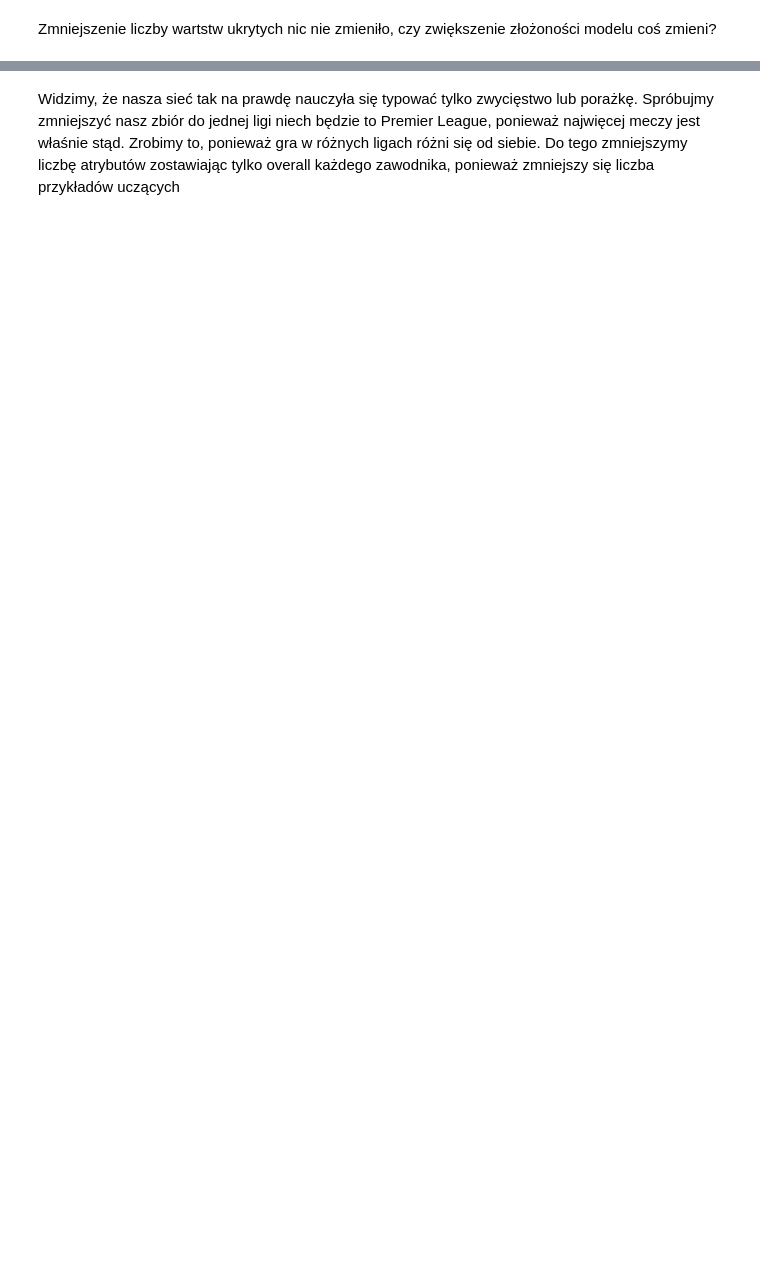
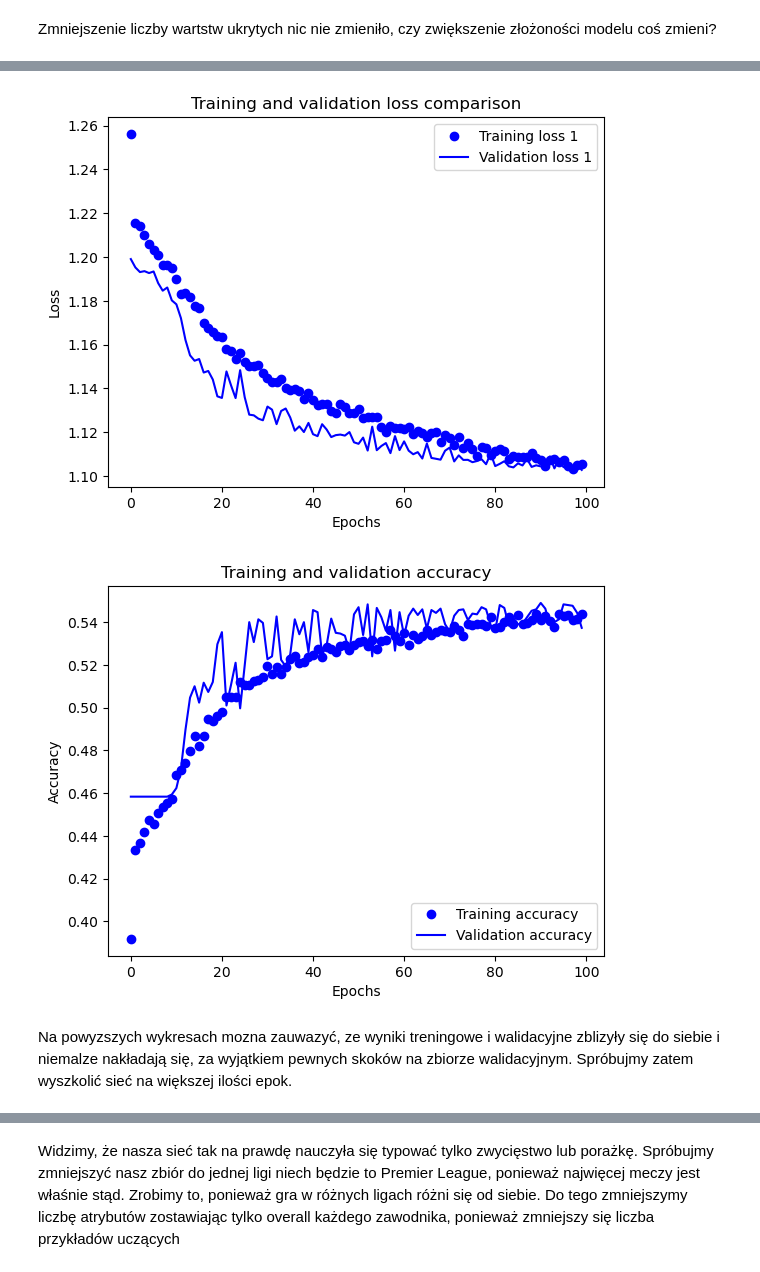
Before and after one commit to Aleksander2a/neural-networks-project, a Jupyter notebook: neural_networks/Football match result prediction.ipynb, the cells around one changed output, grey strips where cells are left out. Drawn from its saved outputs; the diff is of its cells as text; code cells hidden in the pictures; blank space fills up the shorter version.

Commit message:
Add few base models

```diff
--- a/neural_networks/Football match result prediction.ipynb
+++ b/neural_networks/Football match result prediction.ipynb
@@ -748,0 +773,29 @@ test_loss, test_acc = model1.evaluate(X_test, y_test)
+# %%
+model1 = models.Sequential()
+model1.add(layers.Dense(512, activation='elu', input_shape=(len(df.columns.values) - 3,), kernel_regularizer=regularizers.L2(0.0001)))
+model1.add(layers.Dropout(0.1))
+model1.add(layers.Dense(256, activation='elu', kernel_regularizer=regularizers.L2(0.0001)))
+model1.add(layers.Dropout(0.1))
+model1.add(layers.Dense(128, activation='elu', kernel_regularizer=regularizers.L2(0.0001)))
+model1.add(layers.Dropout(0.1))
+model1.add(layers.Dense(64, activation='elu', kernel_regularizer=regularizers.L2(0.0001)))
+model1.add(layers.Dropout(0.1))
+model1.add(layers.Dense(32, activation='elu', kernel_regularizer=regularizers.L2(0.0001)))
+model1.add(layers.Dropout(0.1))
+model1.add(layers.Dense(16, activation='elu', kernel_regularizer=regularizers.L2(0.0001)))
+model1.add(layers.Dropout(0.1))
+model1.add(layers.Dense(8, activation='elu', kernel_regularizer=regularizers.L2(0.0001)))
+model1.add(layers.Dropout(0.1))
+model1.add(layers.Dense(4, activation='elu'))
+model1.add(layers.Dense(3, activation='softmax'))
+
+model1.summary()
+
+opt = keras.optimizers.Nadam(learning_rate=0.00001)
+model1.compile(optimizer=opt,
+                loss='categorical_crossentropy',
+                metrics=['accuracy'])
+
+epochs = 100        # the number of training epochs
+batch_size = 128  # the size of mini-batches used for training the network in one step
+history1 = model1.fit(X_train, y_train, epochs = epochs, batch_size = batch_size, validation_data=(X_val, y_val))
@@ -748,0 +820,14 @@ test_loss, test_acc = model1.evaluate(X_test, y_test)
+# %%
+history1_dict = history1.history
+loss1 = history1_dict['loss']
+val_loss1 = history1_dict['val_loss']
+acc1 = history1_dict['accuracy']
+val_acc1 = history1_dict['val_accuracy']
+
+PlotLossComparison(loss1, val_loss1)
+PlotAccuracyComparison(acc1, val_acc1)
+# %% [output]
+[figure, added]
+[figure, added]
+# %% [markdown]
+Na powyzszych wykresach mozna zauwazyć, ze wyniki treningowe i walidacyjne zblizyły się do siebie i niemalze nakładają się, za wyjątkiem pewnych skoków na zbiorze walidacyjnym. Spróbujmy zatem wyszkolić sieć na większej ilości epok.
```
Also changed, not shown: parts of 41 cells of this notebook.
